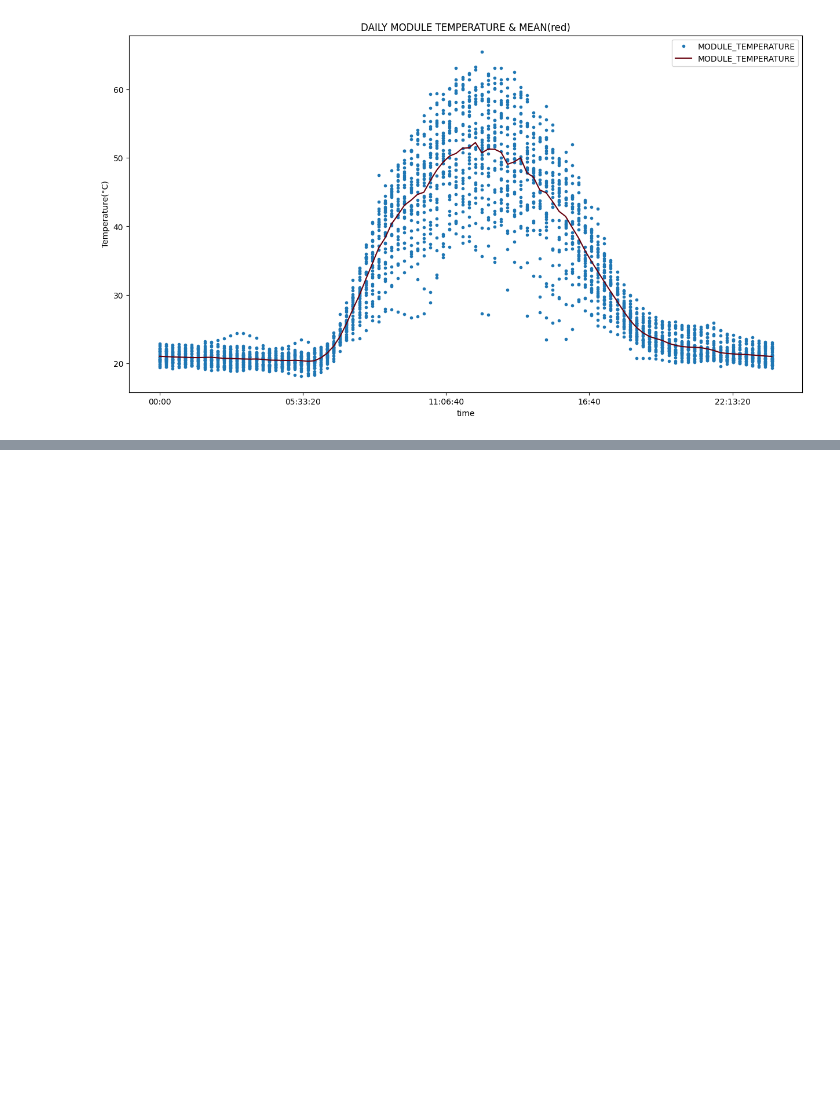
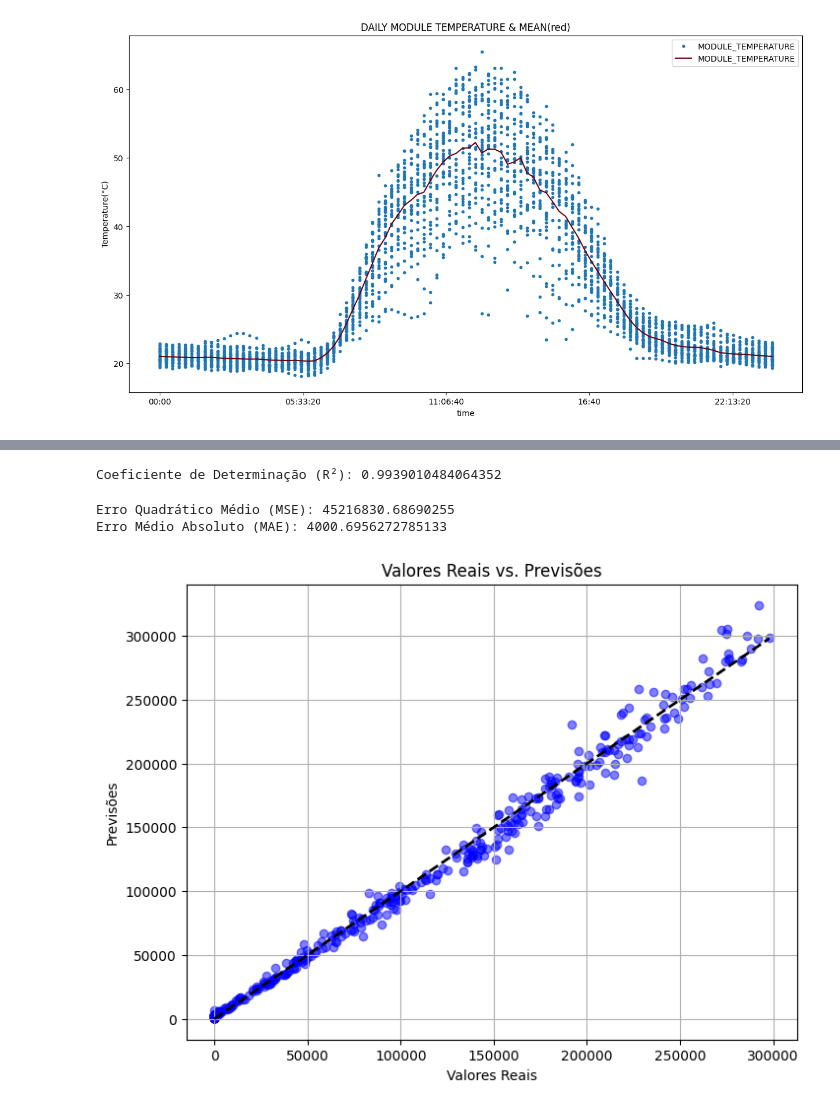
Before and after one commit to FelipeSteudel/Felipe_Steudel-Strategic_Thinking-CA2, a Jupyter notebook: Felipe Steudel - CA2 - Strategic Thinking - HDip in Data Analytics.ipynb, the cells around one changed output, grey strips where cells are left out. Drawn from its saved outputs; the diff is of its cells as text; code cells hidden in the pictures; blank space fills up the shorter version.

Commit message:
Linear Regression

```diff
--- a/Felipe Steudel - CA2 - Strategic Thinking - HDip in Data Analytics.ipynb
+++ b/Felipe Steudel - CA2 - Strategic Thinking - HDip in Data Analytics.ipynb
@@ -539,0 +584,42 @@ Text(0, 0.5, 'Temperature(°C)')
+# %%
+# Dividindo os dados em features (X) e target (y)
+X = power_sensor[['AMBIENT_TEMPERATURE', 'MODULE_TEMPERATURE', 'IRRADIATION']]
+y = power_sensor['DC_POWER']
+
+# Dividindo os dados em conjunto de treinamento e teste
+X_train, X_test, y_train, y_test = train_test_split(X, y, test_size=0.2, random_state=42)
+# %%
+# Inicializando e treinando o modelo de regressão linear
+modelo = LinearRegression()
+modelo.fit(X_train, y_train)
+
+# Realizando previsões no conjunto de teste
+previsoes = modelo.predict(X_test)
+# %%
+# Calcular o R²
+r2 = r2_score(y_test, previsoes)
+print("Coeficiente de Determinação (R²):", r2)
+# %% [output]
+Coeficiente de Determinação (R²): 0.9939010484064352
+# %%
+# Avaliando o desempenho do modelo
+mse = mean_squared_error(y_test, previsoes)
+mae = mean_absolute_error(y_test, previsoes)
+
+print("Erro Quadrático Médio (MSE):", mse)
+print("Erro Médio Absoluto (MAE):", mae)
+# %% [output]
+Erro Quadrático Médio (MSE): 45216830.68690255
+Erro Médio Absoluto (MAE): 4000.6956272785133
+# %%
+# Plotar valores reais em relação às previsões
+plt.figure(figsize=(8, 6))
+plt.scatter(y_test, previsoes, color='blue', alpha=0.5)
+plt.plot([y_test.min(), y_test.max()], [y_test.min(), y_test.max()], 'k--', lw=2)
+plt.xlabel('Valores Reais')
+plt.ylabel('Previsões')
+plt.title('Valores Reais vs. Previsões')
+plt.grid(True)
+plt.show()
+# %% [output]
+[figure, added]
```
Also changed, not shown: parts of 4 cells of this notebook.
